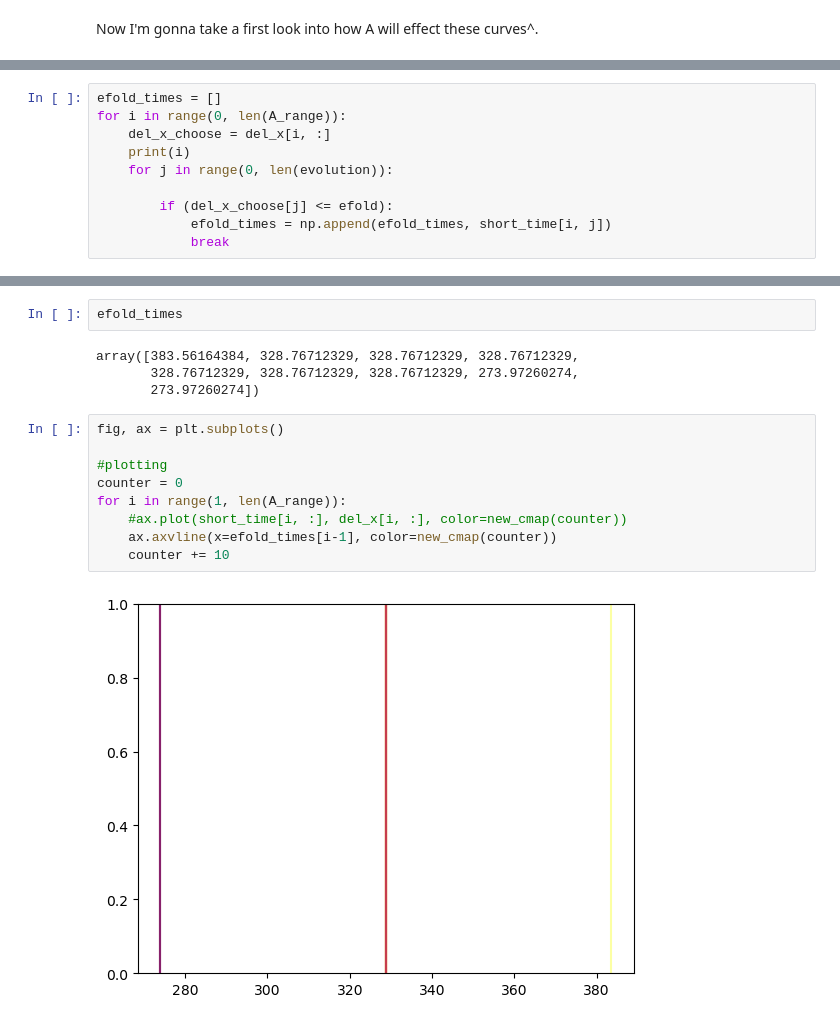
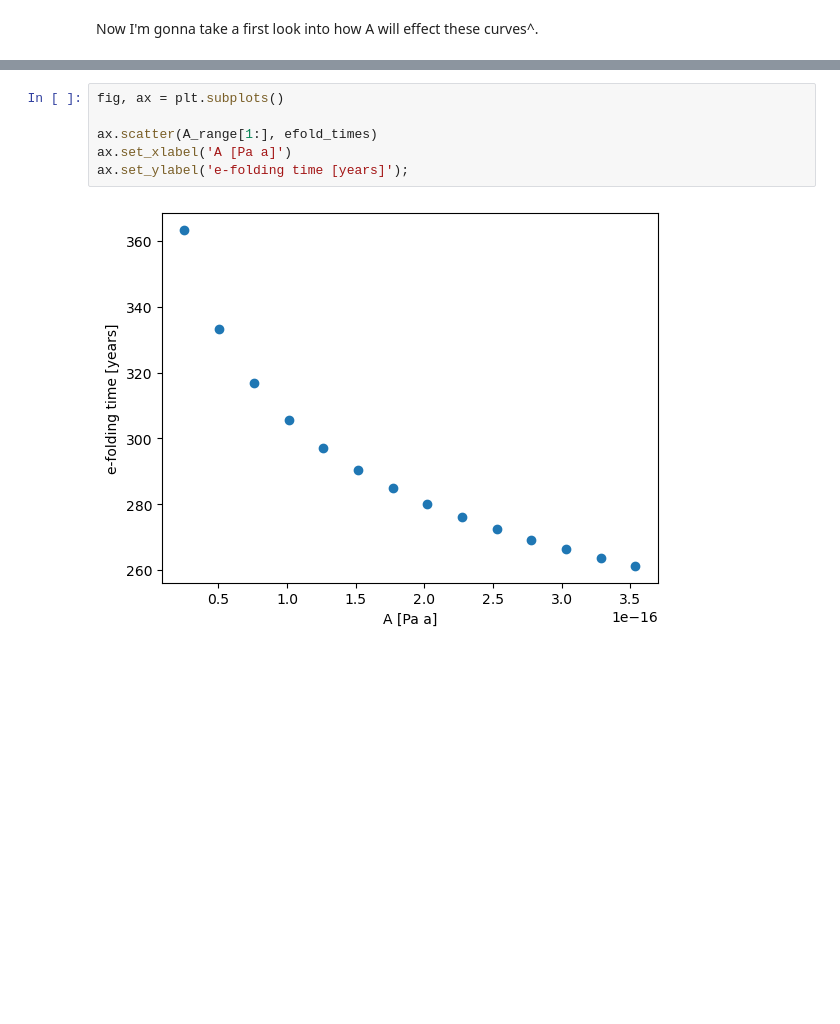
Before and after one commit to JGCAITLIN/glaciology, a Jupyter notebook: final_proj/glac23_final_proj.ipynb, the cells around one changed output, grey strips where cells are left out. Saved outputs shown, nothing was run; the diff lists cells and outputs as text; blank space fills up the shorter version.

```diff
--- a/final_proj/glac23_final_proj.ipynb
+++ b/final_proj/glac23_final_proj.ipynb
@@ -298,10 +260,0 @@ efold
-# %%
-efold_times = []
-for i in range(0, len(A_range)):
-    del_x_choose = del_x[i, :]
-    print(i)
-    for j in range(0, len(evolution)):
-
-        if (del_x_choose[j] <= efold):
-            efold_times = np.append(efold_times, short_time[i, j])
-            break
@@ -319,17 +261,8 @@ for i in range(0, len(A_range)):
-# %%
-efold_times
-# %% [output]
-array([383.56164384, 328.76712329, 328.76712329, 328.76712329,
-       328.76712329, 328.76712329, 328.76712329, 273.97260274,
-       273.97260274])
-# %%
-fig, ax = plt.subplots()
-
-#plotting
-counter = 0
-for i in range(1, len(A_range)):
-    #ax.plot(short_time[i, :], del_x[i, :], color=new_cmap(counter))
-    ax.axvline(x=efold_times[i-1], color=new_cmap(counter))
-    counter += 10
-# %% [output]
-[figure, removed]
+# %%
+fig, ax = plt.subplots()
+
+ax.scatter(A_range[1:], efold_times)
+ax.set_xlabel('A [Pa a]')
+ax.set_ylabel('e-folding time [years]');
+# %% [output]
+[figure, added]
```
Also changed, not shown: parts of 11 cells of this notebook.
